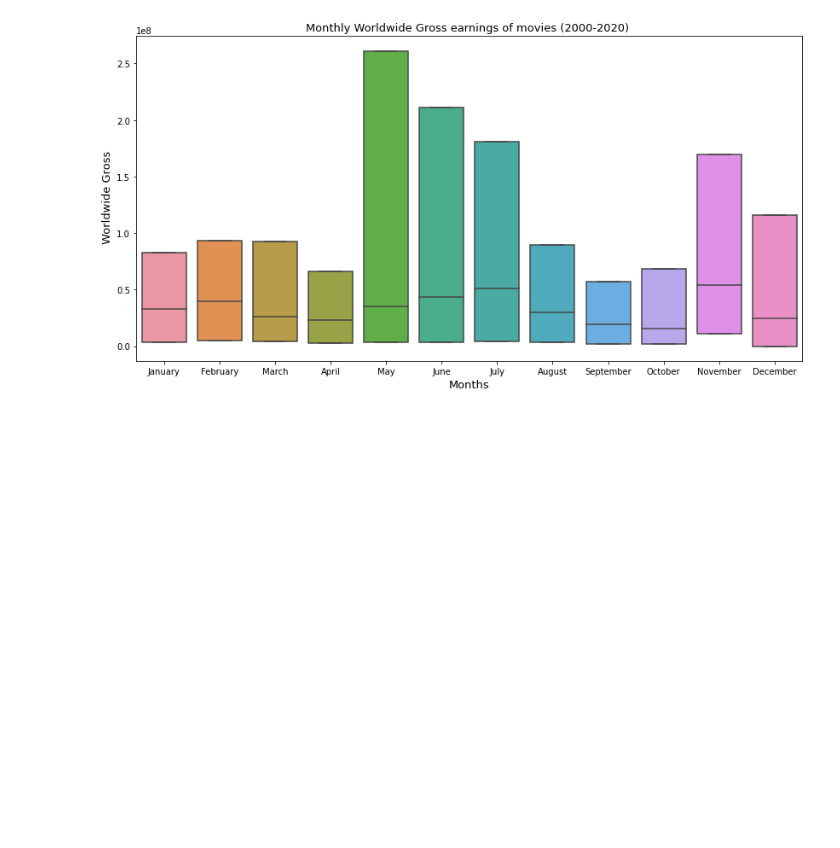
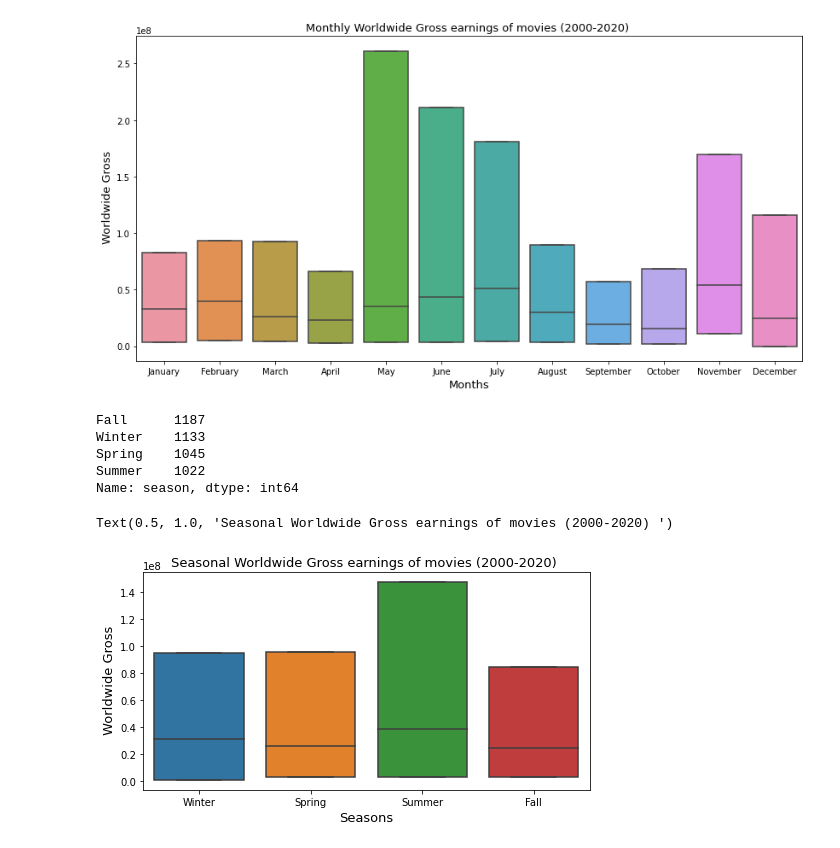
Before and after one commit to racday/ai-capstone, a Jupyter notebook: index.ipynb, the cells around one changed output. Drawn from its saved outputs; the diff is of its cells as text; code cells hidden in the pictures; blank space fills up the shorter version.

```diff
--- a/index.ipynb
+++ b/index.ipynb
@@ -536,3 +571,30 @@ ax.set_title('Monthly Worldwide Gross earnings of movies (2000-2020) ', fontsize
 # %% [output]
 Text(0.5, 1.0, 'Monthly Worldwide Gross earnings of movies (2000-2020) ')
 [figure]
+# %%
+#Create function for season
+
+def season(s):
+    return s.map(lambda x: "Winter" if x > 11 or x<3
+                 else ("Spring" if x>=3 and x<6
+                       else("Summer" if x>5 and x<9
+                            else("Fall"))))
+
+tn_df["season"] = season(tn_df["months_numeric"])
+# %%
+tn_df["season"].value_counts()
+# %% [output]
+Fall      1187
+Winter    1133
+Spring    1045
+Summer    1022
+Name: season, dtype: int64
+# %%
+fig,ax = plt.subplots(figsize=(8,4))
+sns.boxplot(data = tn_df, x='season', y='worldwide_gross',showfliers=0, whis=0 )
+ax.set_ylabel(' Worldwide Gross', fontsize=13)
+ax.set_xlabel('Seasons', fontsize=13)
+ax.set_title('Seasonal Worldwide Gross earnings of movies (2000-2020) ', fontsize=13)
+# %% [output]
+Text(0.5, 1.0, 'Seasonal Worldwide Gross earnings of movies (2000-2020) ')
+[figure, added]
```
Also changed, not shown: parts of 19 cells of this notebook.
